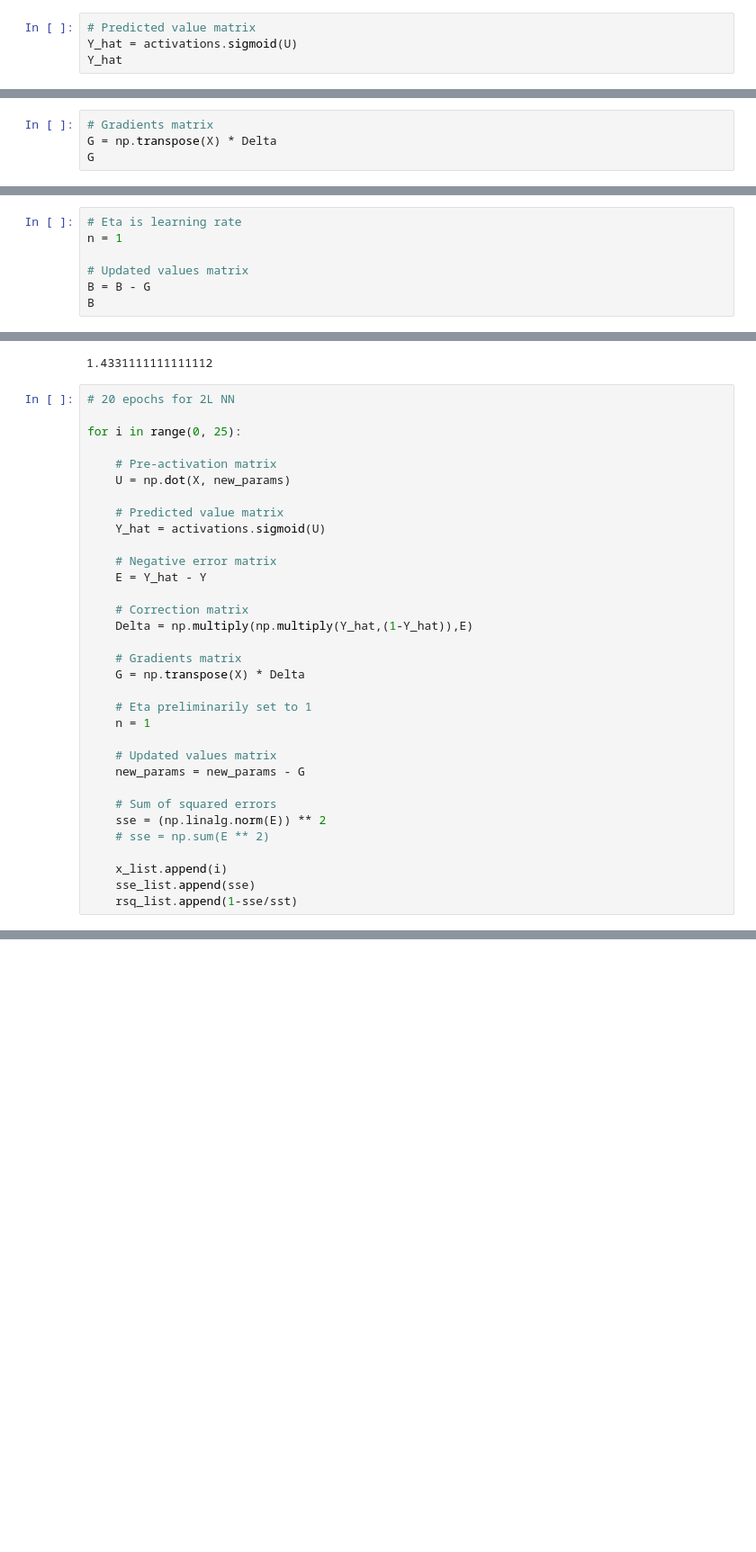
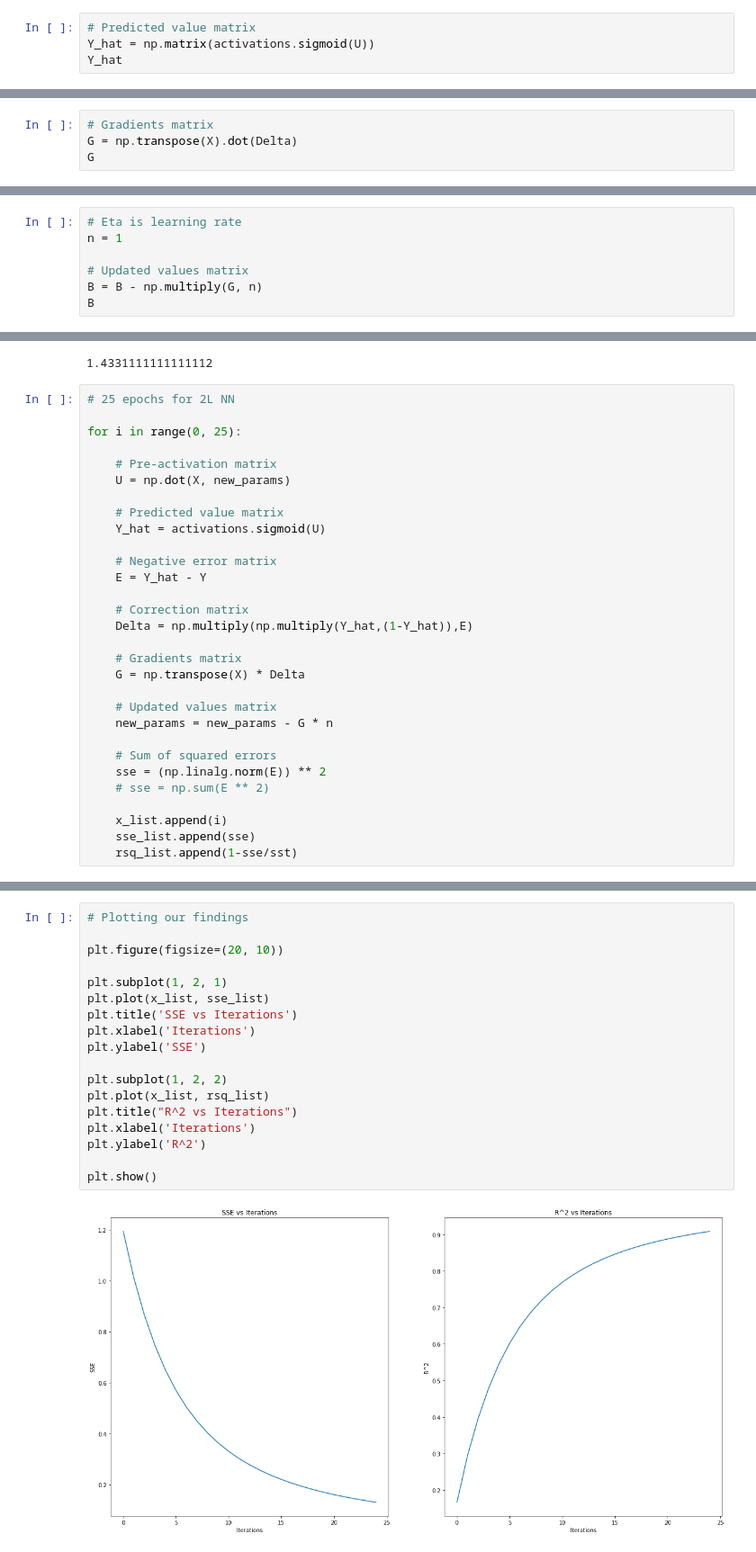
Before and after one commit to thedatadaddi/nns_and_opt, a Jupyter notebook: nn/nn_2l.ipynb, the cells around one changed output, grey strips where cells are left out. Shown at 90% size. Cells and saved outputs as stored; diff of their text form; blank space fills up the shorter version.

```diff
--- a/nn/nn_2l.ipynb
+++ b/nn/nn_2l.ipynb
@@ -78,6 +118,6 @@ matrix([[0.1 , 0.1 ],
         [0.4 , 0.3 ]])
 # %%
 # Predicted value matrix
-Y_hat = activations.sigmoid(U)
+Y_hat = np.matrix(activations.sigmoid(U))
 Y_hat
 # %% [output]
@@ -128,6 +166,6 @@ array([[ 0.00622921,  0.06857322],
 # %%
 # Gradients matrix
-G = np.transpose(X) * Delta
+G = np.transpose(X).dot(Delta)
 G
 # %% [output]
 matrix([[ 0.04025205,  0.41966408],
@@ -138,7 +176,7 @@ matrix([[ 0.04025205,  0.41966408],
 n = 1
 
 # Updated values matrix
-B = B - G
+B = B - np.multiply(G, n)
 B
 # %% [output]
 matrix([[ 0.05974795, -0.31966408],
@@ -175,7 +213,7 @@ sst
 # %% [output]
 1.4331111111111112
 # %%
-# 20 epochs for 2L NN
+# 25 epochs for 2L NN
 
 for i in range(0, 25):
 
@@ -194,11 +232,8 @@ for i in range(0, 25):
     # Gradients matrix
     G = np.transpose(X) * Delta
 
-    # Eta preliminarily set to 1
-    n = 1
-
     # Updated values matrix
-    new_params = new_params - G
+    new_params = new_params - G * n
 
     # Sum of squared errors
     sse = (np.linalg.norm(E)) ** 2
@@ -221,0 +245,20 @@ plt.show()
+# %%
+# Plotting our findings
+
+plt.figure(figsize=(20, 10))
+
+plt.subplot(1, 2, 1)
+plt.plot(x_list, sse_list)
+plt.title('SSE vs Iterations')
+plt.xlabel('Iterations')
+plt.ylabel('SSE')
+
+plt.subplot(1, 2, 2)
+plt.plot(x_list, rsq_list)
+plt.title("R^2 vs Iterations")
+plt.xlabel('Iterations')
+plt.ylabel('R^2')
+
+plt.show()
+# %% [output]
+[figure, added]
```
Also changed, not shown: parts of 14 cells of this notebook, 8 other files.
